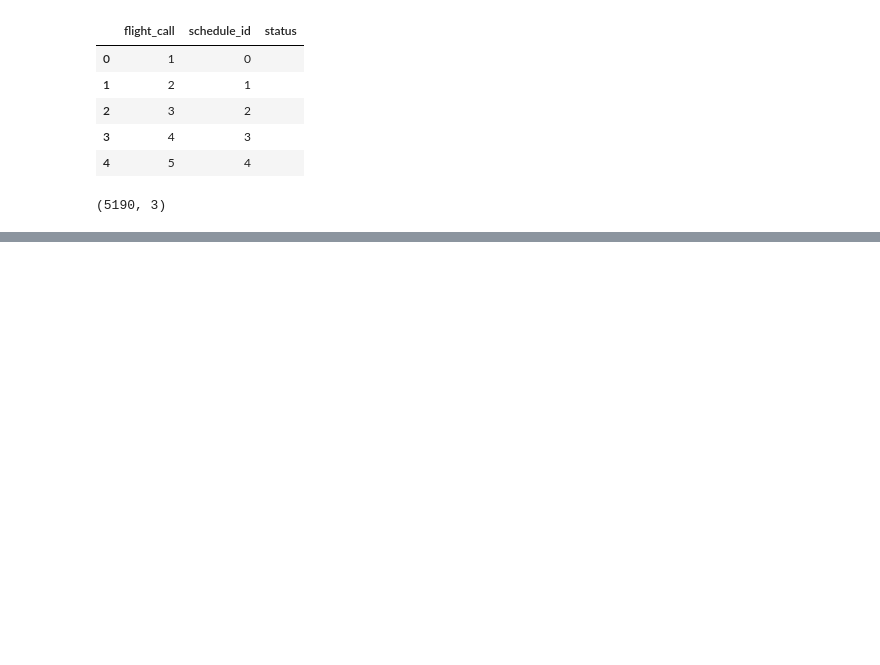
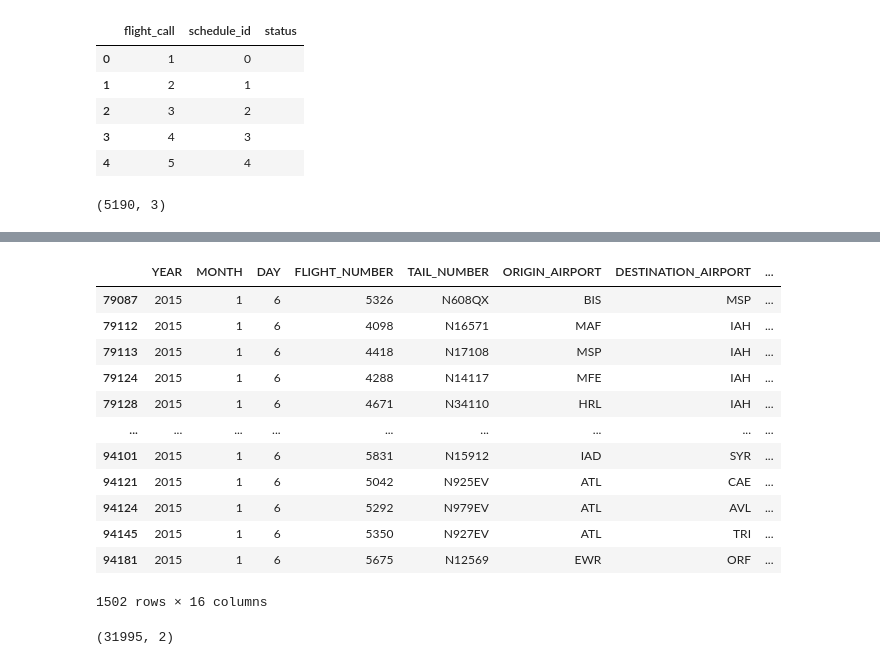
Before and after one commit to noviljohnson/FT_SQL, a Jupyter notebook: Airline_reservation/schedulie_airline.ipynb, the cells around one changed output, grey strips where cells are left out. Cells and saved outputs as stored; diff of their text form; code cells hidden in the pictures; blank space fills up the shorter version.

```diff
--- a/Airline_reservation/schedulie_airline.ipynb
+++ b/Airline_reservation/schedulie_airline.ipynb
@@ -40,0 +112,2 @@ for i in range(1,24):
+# %%
+tail_nums = list(airline_data['TAIL_NUMBER'].value_counts().index[:323])
@@ -40,0 +150,16 @@ for i in range(1,24):
+# %%
+all_flights[all_flights['DAY']==6]
+# %% [output]
+|  | YEAR | MONTH | DAY | FLIGHT_NUMBER | TAIL_NUMBER | ORIGIN_AIRPORT | DESTINATION_AIRPORT | ... |
+| 79087 | 2015 | 1 | 6 | 5326 | N608QX | BIS | MSP | ... |
+| 79112 | 2015 | 1 | 6 | 4098 | N16571 | MAF | IAH | ... |
+| 79113 | 2015 | 1 | 6 | 4418 | N17108 | MSP | IAH | ... |
+| 79124 | 2015 | 1 | 6 | 4288 | N14117 | MFE | IAH | ... |
+| 79128 | 2015 | 1 | 6 | 4671 | N34110 | HRL | IAH | ... |
+| ... | ... | ... | ... | ... | ... | ... | ... | ... |
+| 94101 | 2015 | 1 | 6 | 5831 | N15912 | IAD | SYR | ... |
+| 94121 | 2015 | 1 | 6 | 5042 | N925EV | ATL | CAE | ... |
+| 94124 | 2015 | 1 | 6 | 5292 | N979EV | ATL | AVL | ... |
+| 94145 | 2015 | 1 | 6 | 5350 | N927EV | ATL | TRI | ... |
+| 94181 | 2015 | 1 | 6 | 5675 | N12569 | EWR | ORF | ... |
+1502 rows × 16 columns
@@ -40,0 +168,5 @@ for i in range(1,24):
+# %%
+flight_aircraft = all_flights[['FLIGHT_NUMBER','TAIL_NUMBER']].drop_duplicates()
+flight_aircraft.shape
+# %% [output]
+(31995, 2)
```
Also changed, not shown: parts of 68 cells of this notebook, 2 other files.
